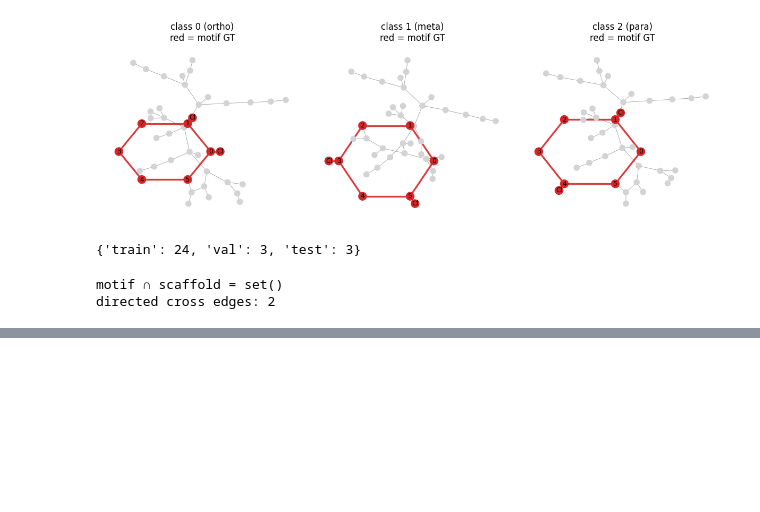
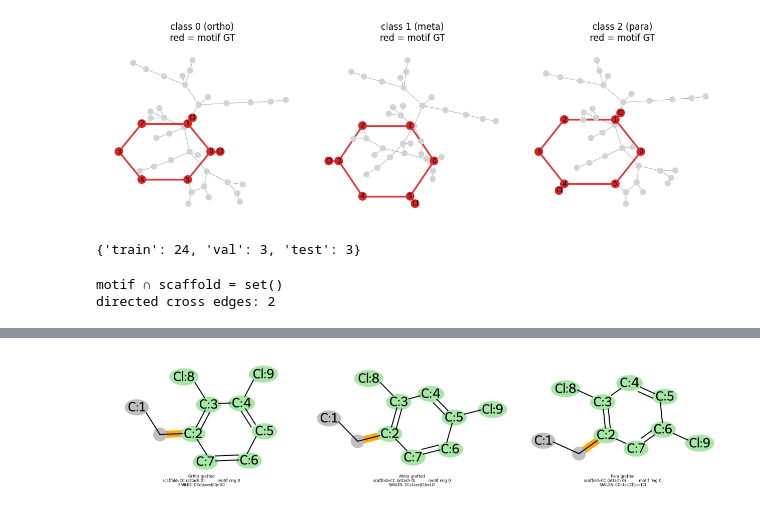
Before and after one commit to CruelMarco/bcosgnn, a Jupyter notebook: shaique_updates/codes/SMART_Strings/Benzene_Isomers.ipynb, the cells around one changed output, grey strips where cells are left out. Cells and saved outputs as stored; diff of their text form; code cells hidden in the pictures; blank space fills up the shorter version.

```diff
--- a/shaique_updates/codes/SMART_Strings/Benzene_Isomers.ipynb
+++ b/shaique_updates/codes/SMART_Strings/Benzene_Isomers.ipynb
@@ -388,0 +426,89 @@ directed cross edges: 2
+# %%
+from pathlib import Path
+import sys
+
+# Make sure repo is importable (works even if earlier cells weren't run)
+def _find_repo_root(start: Path) -> Path:
+    for p in [start, *start.parents]:
+        if (p / 'pyproject.toml').exists() and (p / 'bcosgnn').is_dir():
+            return p
+    raise RuntimeError('Could not locate repo root (pyproject.toml + bcosgnn/).')
+
+repo_root = _find_repo_root(Path.cwd())
+if str(repo_root) not in sys.path:
+    sys.path.append(str(repo_root))
+
+from rdkit import Chem
+from rdkit.Chem import Draw
+import numpy as np
+
+from bcosgnn.data.zinc_dichloro import build_benzene_dichloro_motif, graft_motif_onto_scaffold
+
+def _mol_with_atom_indices(mol: Chem.Mol) -> Chem.Mol:
+    m = Chem.Mol(mol)
+    for a in m.GetAtoms():
+        a.SetAtomMapNum(a.GetIdx())
+    return m
+
+def graft_and_draw_isomers(scaffold_smiles: str = "CC", *, scaffold_attach_idx: int = 0):
+    scaffold = Chem.MolFromSmiles(scaffold_smiles)
+    if scaffold is None:
+        raise ValueError(f"Bad scaffold SMILES: {scaffold_smiles!r}")
+    Chem.SanitizeMol(scaffold)
+    offset = scaffold.GetNumAtoms()
+
+    mols = []
+    legends = []
+    highlight_atoms = []
+    highlight_bonds = []
+    atom_colors = []
+    bond_colors = []
+
+    label_map = {0: "Ortho", 1: "Meta", 2: "Para"}
+    for y in [0, 1, 2]:
+        motif, meta = build_benzene_dichloro_motif(y)
+        motif_attach = int(meta["attachment_carbon"][0])  # fixed 0 in builder
+        grafted = graft_motif_onto_scaffold(
+            scaffold, motif, scaffold_attach_idx=scaffold_attach_idx, motif_attach_idx=motif_attach
+        )
+        if grafted is None:
+            raise RuntimeError(f"Grafting failed for class y={y}")
+        Chem.SanitizeMol(grafted)
+
+        # Highlight scaffold vs motif atoms in the combined mol (CombineMols keeps scaffold first).
+        motif_atoms = list(range(offset, offset + motif.GetNumAtoms()))
+        scaf_atoms = list(range(0, offset))
+        highlight_atoms.append(scaf_atoms + motif_atoms)
+
+        # Highlight the attachment bond (scaffold_attach_idx -- offset+motif_attach)
+        b = grafted.GetBondBetweenAtoms(int(scaffold_attach_idx), int(offset + motif_attach))
+        hb = [b.GetIdx()] if b is not None else []
+        highlight_bonds.append(hb)
+
+        # Per-mol colors
+        cols = {i: (0.75, 0.75, 0.75) for i in scaf_atoms}
+        for i in motif_atoms:
+            cols[i] = (0.65, 0.90, 0.65)
+        atom_colors.append(cols)
+        bond_colors.append({int(bidx): (1.0, 0.65, 0.0) for bidx in hb})
+
+        mols.append(_mol_with_atom_indices(grafted))
+        legends.append(
+            f"{label_map[y]} grafted\nscaffold={scaffold_smiles} (attach {scaffold_attach_idx}) → motif ring 0\nSMILES: {Chem.MolToSmiles(grafted)}"
+        )
+
+    return Draw.MolsToGridImage(
+        mols,
+        molsPerRow=3,
+        subImgSize=(420, 280),
+        legends=legends,
+        highlightAtomLists=highlight_atoms,
+        highlightBondLists=highlight_bonds,
+        highlightAtomColors=atom_colors,
+        highlightBondColors=bond_colors,
+    )
+
+# Try a tiny scaffold (ethane). You can change this to e.g. "CCC" or "c1ccccc1".
+graft_and_draw_isomers("CC", scaffold_attach_idx=0)
+# %% [output]
+[figure, added]
```
Also changed, not shown: parts of 2 cells of this notebook, 2 other files.
